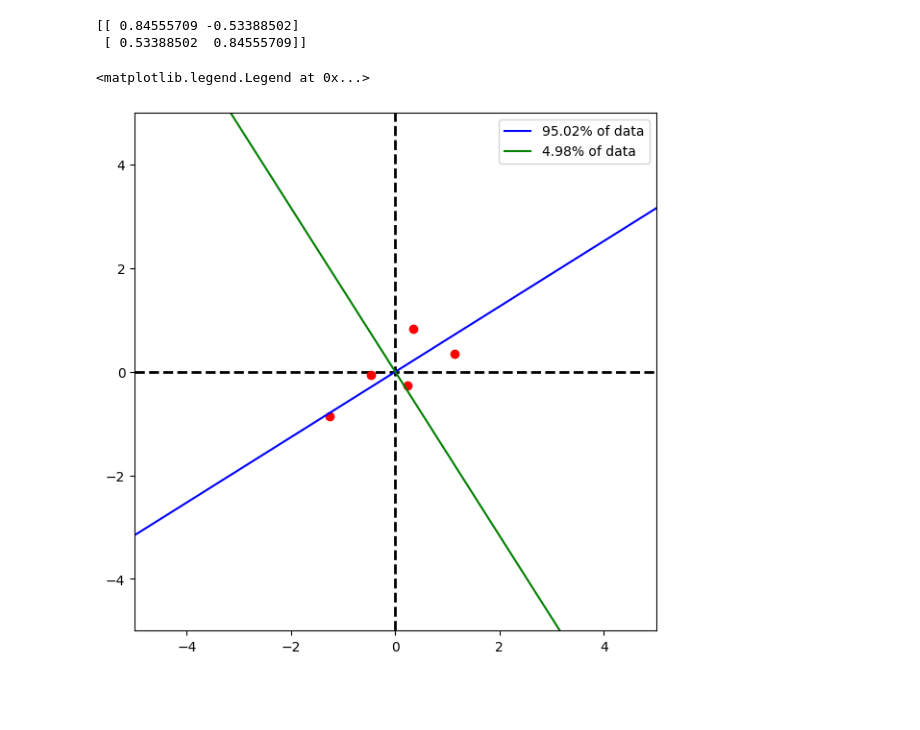
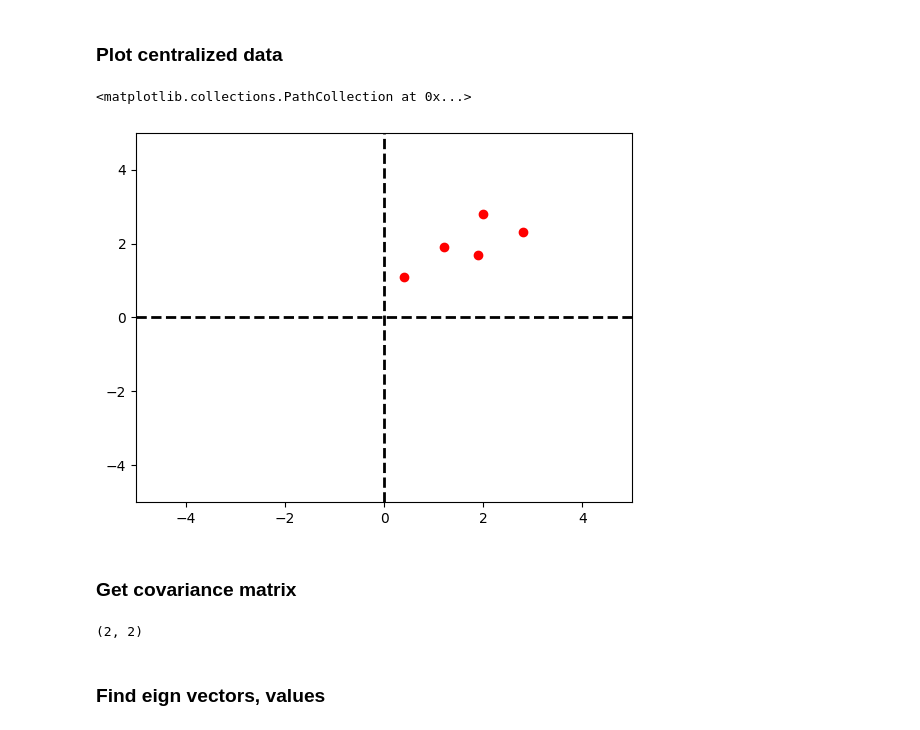
Before and after one commit to Nailsonseat/Machine-Learning, a Jupyter notebook: Principal Component Analysis.ipynb, the cells around one changed output. Drawn from its saved outputs; the diff is of its cells as text; code cells hidden in the pictures; blank space fills up the shorter version.

```diff
--- a/Principal Component Analysis.ipynb
+++ b/Principal Component Analysis.ipynb
@@ -53,0 +46,13 @@ cov=(1/n)*data.T@data
+# %% [markdown]
+### Plot centralized data
+# %%
+plt.xlim(-5,5)
+plt.ylim(-5,5)
+plt.axhline(color='black',linestyle='dashed',lw=2)
+plt.axvline(color='black',linestyle='dashed',lw=2)
+plt.scatter(X[:,0],X[:,1],c='red')
+# %% [output]
+<matplotlib.collections.PathCollection at 0x...>
+[figure, added]
+# %% [markdown]
+### Get covariance matrix
@@ -54,6 +62,9 @@ cov=(1/n)*data.T@data
+# %%
+cov=covarianceMatrix(X)
+cov.shape
+# %% [output]
+(2, 2)
+# %% [markdown]
+### Find eign vectors, values
 # %%
-eig_val,eig_vec=np.linalg.eig(cov)
-print(eig_vec)
+eignValues,eignVectors=np.linalg.eig(cov)
-# %% [output]
-[[ 0.84555709 -0.53388502]
- [ 0.53388502  0.84555709]]
@@ -68,26 +70,0 @@ def squared_distance(x,y,vec):
-# %%
-fig,ax = plt.subplots(figsize=(7,7))
-ax.set_xlim(-5,5)
-ax.set_ylim(-5,5)
-
-
-ax.axvline(color = 'black',linestyle='dashed',lw=2)
-ax.axhline(color = 'black',linestyle='dashed',lw=2)
-
-ax.plot(x,y,'o',color='red')
-
-s=np.linspace(-5,5,100)
-
-
-ssd1=squared_distance(x,y,[eig_vec[0,0],eig_vec[1,0]])
-ssd2=squared_distance(x,y,[eig_vec[0,1],eig_vec[1,1]])
-
-
-ax.plot(s, s*(eig_vec[1][0]/eig_vec[0][0]), '-b', label=f'{round(ssd1/(ssd1+ssd2)*100,2)}% of data')
-ax.legend(loc="upper right")
-
-ax.plot(s, s*(eig_vec[1][1]/eig_vec[0][1]), '-g', label=f'{round(ssd2/(ssd1+ssd2)*100,2)}% of data')
-ax.legend(loc="upper right")
-# %% [output]
-<matplotlib.legend.Legend at 0x...>
-[figure, removed]
```
Also changed, not shown: parts of 20 cells of this notebook, 4 other files.
